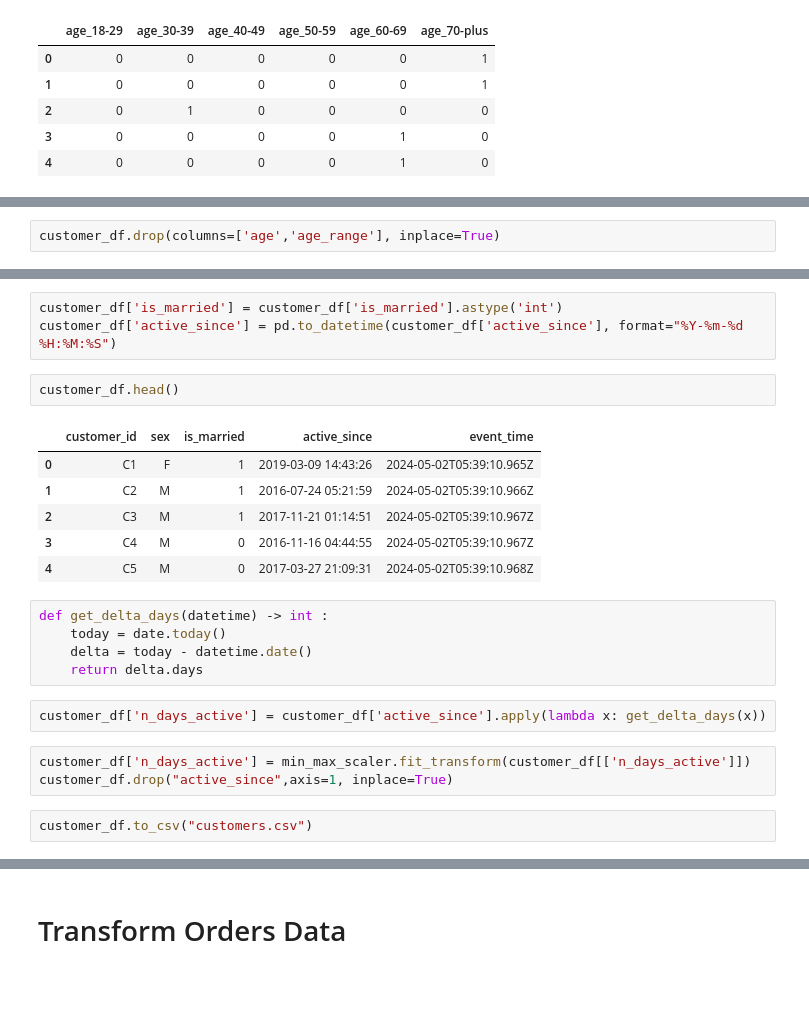
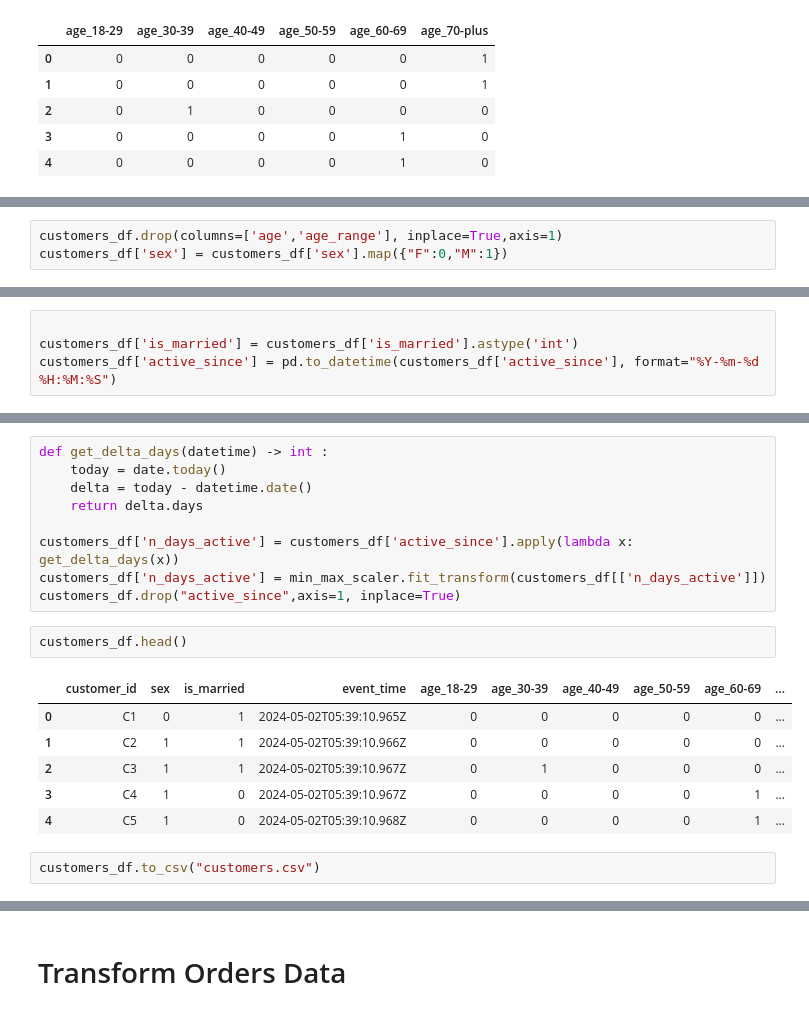
Before and after one commit to jarif87/machine-learning-notebooks, a Jupyter notebook: Preprocessing.ipynb, the cells around one changed output, grey strips where cells are left out. Drawn from its saved outputs; the diff is of its cells as text; blank space fills up the shorter version.

```diff
--- a/Preprocessing.ipynb
+++ b/Preprocessing.ipynb
@@ -68,3 +68,6 @@ customers_df.head()
 | 2 | C3 | M | 40 | True | 2017-11-21 01:14:51 | 2024-05-02T05:39:10.967Z | 30-39 | 0 | 1 | ... |
 | 3 | C4 | M | 68 | False | 2016-11-16 04:44:55 | 2024-05-02T05:39:10.967Z | 60-69 | 0 | 0 | ... |
 | 4 | C5 | M | 62 | False | 2017-03-27 21:09:31 | 2024-05-02T05:39:10.968Z | 60-69 | 0 | 0 | ... |
+# %%
+customers_df.drop(columns=['age','age_range'], inplace=True,axis=1)
+customers_df['sex'] = customers_df['sex'].map({"F":0,"M":1})
@@ -71,2 +83,4 @@ customers_df.head()
 # %%
-customer_df.drop(columns=['age','age_range'], inplace=True)
+
+customers_df['is_married'] = customers_df['is_married'].astype('int')
+customers_df['active_since'] = pd.to_datetime(customers_df['active_since'], format="%Y-%m-%d %H:%M:%S")
@@ -73,24 +96,20 @@ customer_df.drop(columns=['age','age_range'], inplace=True)
 # %%
-customer_df['is_married'] = customer_df['is_married'].astype('int')
-customer_df['active_since'] = pd.to_datetime(customer_df['active_since'], format="%Y-%m-%d %H:%M:%S")
+def get_delta_days(datetime) -> int :
+    today = date.today()
+    delta = today - datetime.date()
+    return delta.days
+
+customers_df['n_days_active'] = customers_df['active_since'].apply(lambda x: get_delta_days(x))
+customers_df['n_days_active'] = min_max_scaler.fit_transform(customers_df[['n_days_active']])
+customers_df.drop("active_since",axis=1, inplace=True)
 # %%
-customer_df.head()
+customers_df.head()
 # %% [output]
-|  | customer_id | sex | is_married | active_since | event_time |
-| 0 | C1 | F | 1 | 2019-03-09 14:43:26 | 2024-05-02T05:39:10.965Z |
-| 1 | C2 | M | 1 | 2016-07-24 05:21:59 | 2024-05-02T05:39:10.966Z |
-| 2 | C3 | M | 1 | 2017-11-21 01:14:51 | 2024-05-02T05:39:10.967Z |
-| 3 | C4 | M | 0 | 2016-11-16 04:44:55 | 2024-05-02T05:39:10.967Z |
-| 4 | C5 | M | 0 | 2017-03-27 21:09:31 | 2024-05-02T05:39:10.968Z |
+|  | customer_id | sex | is_married | event_time | age_18-29 | age_30-39 | age_40-49 | age_50-59 | age_60-69 | ... |
+| 0 | C1 | 0 | 1 | 2024-05-02T05:39:10.965Z | 0 | 0 | 0 | 0 | 0 | ... |
+| 1 | C2 | 1 | 1 | 2024-05-02T05:39:10.966Z | 0 | 0 | 0 | 0 | 0 | ... |
+| 2 | C3 | 1 | 1 | 2024-05-02T05:39:10.967Z | 0 | 1 | 0 | 0 | 0 | ... |
+| 3 | C4 | 1 | 0 | 2024-05-02T05:39:10.967Z | 0 | 0 | 0 | 0 | 1 | ... |
+| 4 | C5 | 1 | 0 | 2024-05-02T05:39:10.968Z | 0 | 0 | 0 | 0 | 1 | ... |
-# %%
-def get_delta_days(datetime) -> int :
-    today = date.today()
-    delta = today - datetime.date()
-    return delta.days
-# %%
-customer_df['n_days_active'] = customer_df['active_since'].apply(lambda x: get_delta_days(x))
-# %%
-customer_df['n_days_active'] = min_max_scaler.fit_transform(customer_df[['n_days_active']])
-customer_df.drop("active_since",axis=1, inplace=True)
 # %%
-customer_df.to_csv("customers.csv")
+customers_df.to_csv("customers.csv")
```
Also changed, not shown: parts of 3 cells of this notebook, 1 other file.
